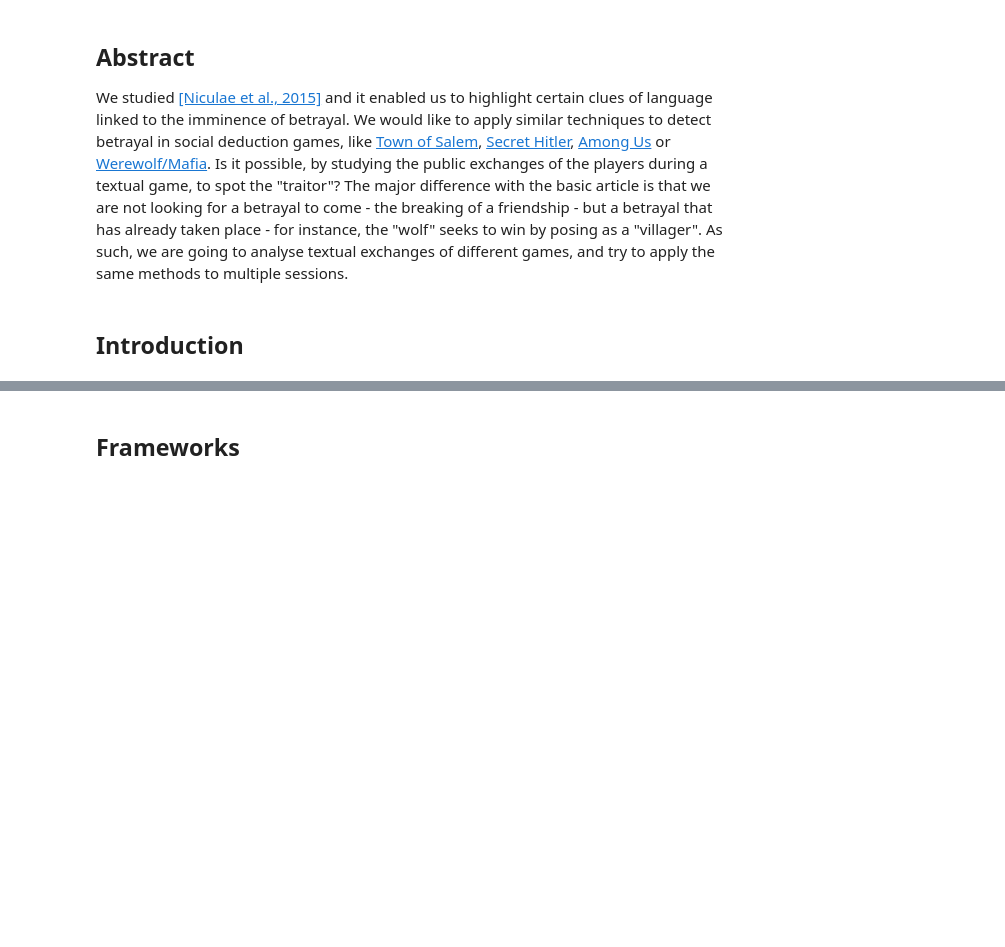
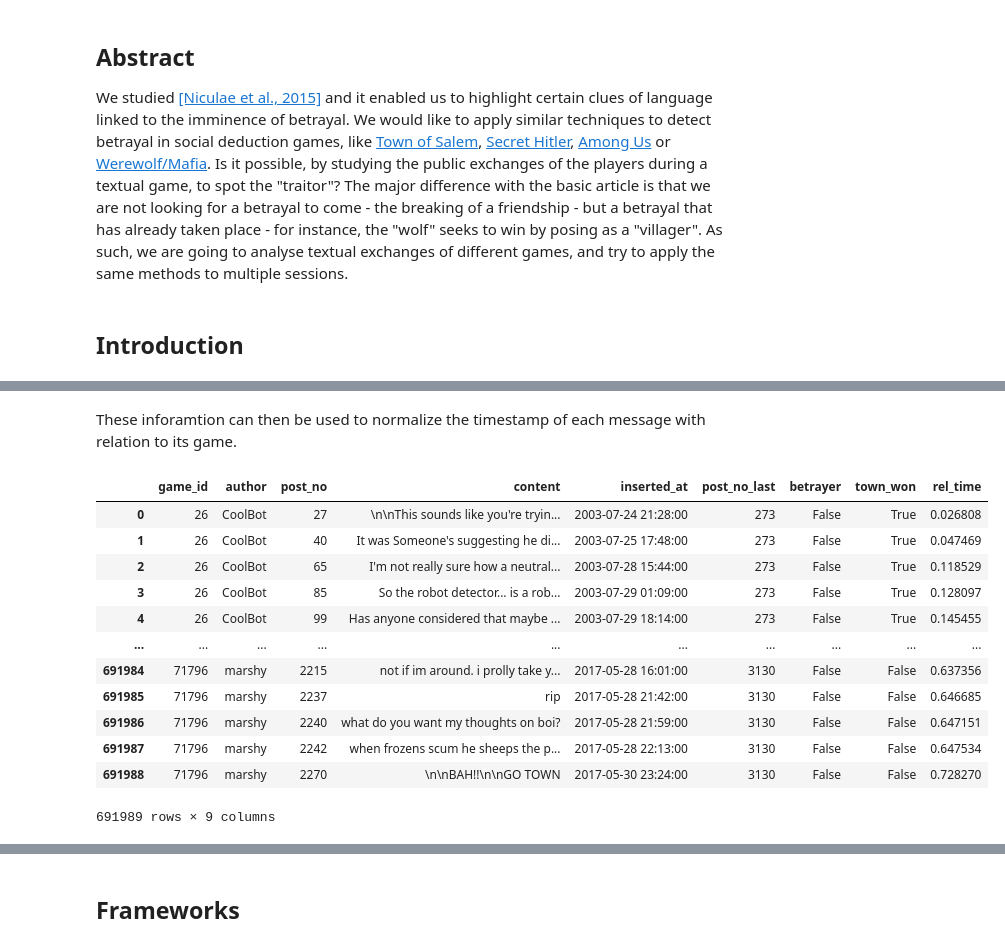
Before and after one commit to epfl-ada/ada-2020-project-milestone-p3-p3_bamboozled-gang, a Jupyter notebook: project_report.ipynb, the cells around one changed output, grey strips where cells are left out. Drawn from its saved outputs; the diff is of its cells as text; code cells hidden in the pictures; blank space fills up the shorter version.

```diff
--- a/project_report.ipynb
+++ b/project_report.ipynb
@@ -26,0 +282,14 @@ Dadida ce que l'on compte réexploiter
+# %%
+df_outcome = pd.DataFrame(np.unique(messages_players.game_id), columns=['game_id']).set_index('game_id')
+town_won = []
+
+for game_id in df_outcome.index:
+    #print(' ~~ ', game_id, ' ~~ ')
+    nb_players = len(info_mafia[info_mafia.game_id == game_id].event)
+    outcome_clue = [(str(event)=='' or 'survive' in str(event)) for event in info_mafia[info_mafia.game_id==game_id].event]
+    if np.any(outcome_clue):
+        town_won.append(~info_mafia[info_mafia.game_id == game_id].betrayer.iloc[outcome_clue.index(True)])
+    else :
+        town_won.append(np.NaN)
+
+df_outcome['town_won'] = town_won
@@ -26,0 +303,3 @@ Dadida ce que l'on compte réexploiter
+# %%
+messages_players = messages_players.merge(df_outcome, on='game_id')
+messages_players
@@ -26,0 +332,10 @@ Dadida ce que l'on compte réexploiter
+# %%
+df_game_times = pd.DataFrame(np.unique(messages_players.game_id), columns=['game_id'])
+df_game_times['start_time'] = [moderator_posts.loc[game_id,:].inserted_at.iloc[0] for game_id in df_game_times.game_id]
+df_game_times['end_time'] = [moderator_posts.loc[game_id,:][moderator_posts.loc[game_id,:].post_no ==last_posts.loc[game_id]].inserted_at[-1]
+           for game_id in df_game_times.game_id]
+
+df_game_times['time_length'] = df_game_times['end_time']-df_game_times['start_time']
+df_game_times = df_game_times.set_index('game_id')
+
+df_game_times
@@ -26,0 +357,27 @@ Dadida ce que l'on compte réexploiter
+# %% [markdown]
+These inforamtion can then be used to normalize the timestamp of each message with relation to its game.
+# %%
+rel_time = []
+
+for index, row_posts in messages_players.iterrows():
+    game_id = row_posts.game_id
+    rel_time.append((row_posts.inserted_at - df_game_times.loc[game_id].start_time)/df_game_times.loc[game_id].time_length)
+
+
+messages_players['rel_time'] = rel_time
+# %%
+messages_players
+# %% [output]
+|  | game_id | author | post_no | content | inserted_at | post_no_last | betrayer | town_won | rel_time |
+| 0 | 26 | CoolBot | 27 | \n\nThis sounds like you're tryin... | 2003-07-24 21:28:00 | 273 | False | True | 0.026808 |
+| 1 | 26 | CoolBot | 40 | It was Someone's suggesting he di... | 2003-07-25 17:48:00 | 273 | False | True | 0.047469 |
+| 2 | 26 | CoolBot | 65 | I'm not really sure how a neutral... | 2003-07-28 15:44:00 | 273 | False | True | 0.118529 |
+| 3 | 26 | CoolBot | 85 | So the robot detector... is a rob... | 2003-07-29 01:09:00 | 273 | False | True | 0.128097 |
+| 4 | 26 | CoolBot | 99 | Has anyone considered that maybe ... | 2003-07-29 18:14:00 | 273 | False | True | 0.145455 |
+| ... | ... | ... | ... | ... | ... | ... | ... | ... | ... |
+| 691984 | 71796 | marshy | 2215 | not if im around. i prolly take y... | 2017-05-28 16:01:00 | 3130 | False | False | 0.637356 |
+| 691985 | 71796 | marshy | 2237 | rip | 2017-05-28 21:42:00 | 3130 | False | False | 0.646685 |
+| 691986 | 71796 | marshy | 2240 | what do you want my thoughts on boi? | 2017-05-28 21:59:00 | 3130 | False | False | 0.647151 |
+| 691987 | 71796 | marshy | 2242 | when frozens scum he sheeps the p... | 2017-05-28 22:13:00 | 3130 | False | False | 0.647534 |
+| 691988 | 71796 | marshy | 2270 | \n\nBAH!!\n\nGO TOWN | 2017-05-30 23:24:00 | 3130 | False | False | 0.728270 |
+691989 rows × 9 columns
```
Also changed, not shown: parts of 58 cells of this notebook.
